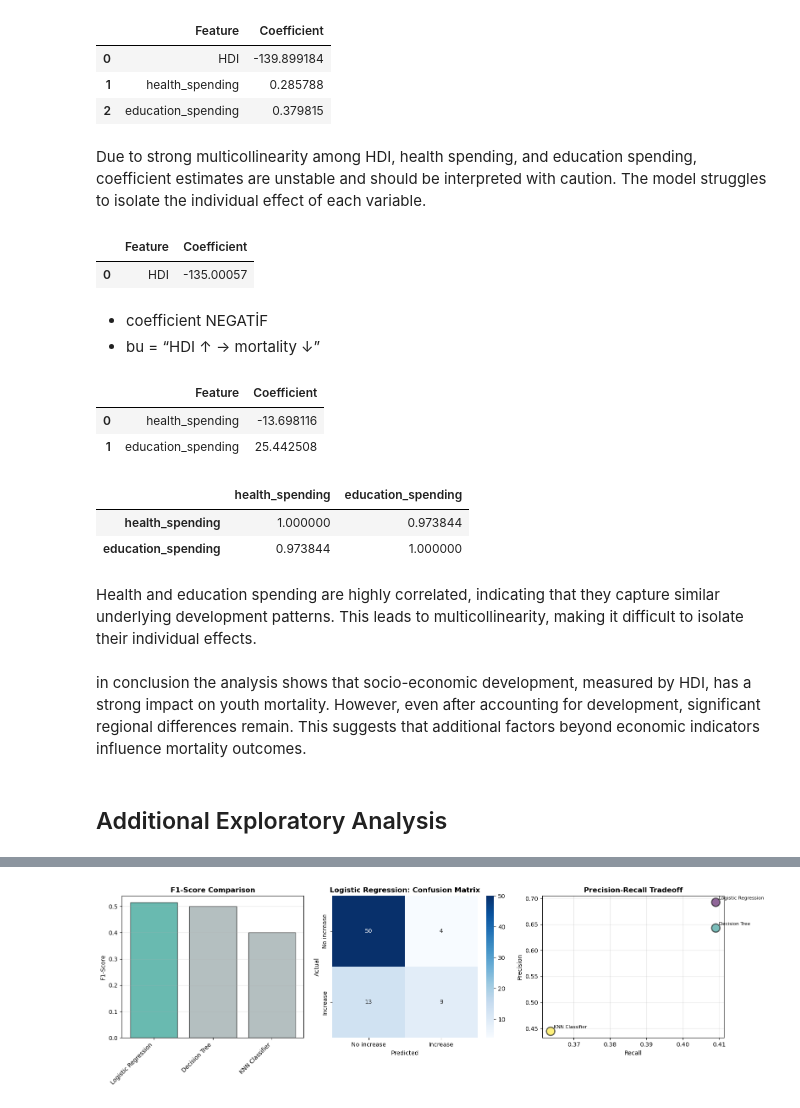
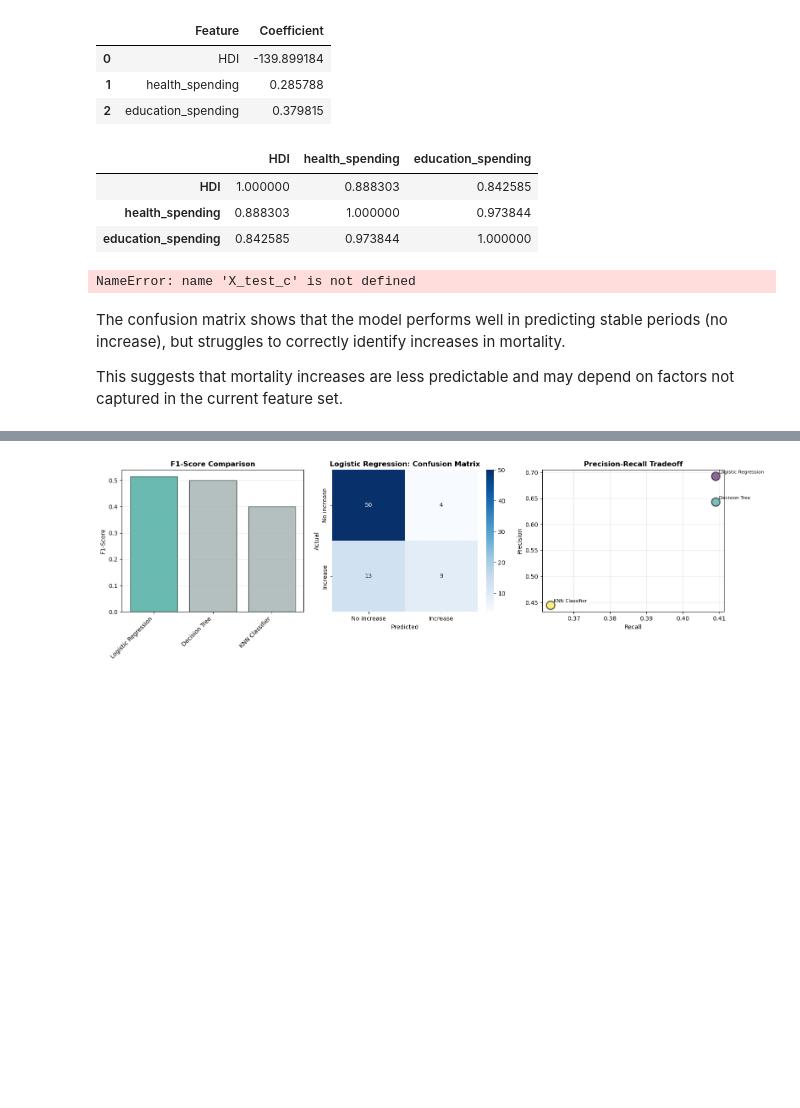
Before and after one commit to ecelule/dsa210project, a Jupyter notebook: youth_mortality_analysis_ML.ipynb, the cells around one changed output, grey strips where cells are left out. Saved outputs shown, nothing was run; the diff lists cells and outputs as text; code cells hidden in the pictures; blank space fills up the shorter version.

```diff
--- a/youth_mortality_analysis_ML.ipynb
+++ b/youth_mortality_analysis_ML.ipynb
@@ -482,55 +481,30 @@ coef_df
 | 0 | HDI | -139.899184 |
 | 1 | health_spending | 0.285788 |
 | 2 | education_spending | 0.379815 |
-# %% [markdown]
-Due to strong multicollinearity among HDI, health spending, and education spending, coefficient estimates are unstable and should be interpreted with caution. The model struggles to isolate the individual effect of each variable.
-# %%
-from sklearn.linear_model import LinearRegression
-
-X = df[["HDI"]]
-y = df["mort_median_5_24"]
-
-model = LinearRegression()
-model.fit(X, y)
-
-coef_df = pd.DataFrame({
-    "Feature": X.columns,
-    "Coefficient": model.coef_
-})
-
-coef_df
-# %% [output]
-|  | Feature | Coefficient |
-| 0 | HDI | -135.00057 |
-# %% [markdown]
-* coefficient NEGATİF
-* bu = “HDI ↑ → mortality ↓”
-# %%
-X = df[["health_spending", "education_spending"]]
-y = df["mort_median_5_24"]
-
-model = LinearRegression()
-model.fit(X, y)
-
-coef_df = pd.DataFrame({
-    "Feature": X.columns,
-    "Coefficient": model.coef_
-})
-
-coef_df
-# %% [output]
-|  | Feature | Coefficient |
-| 0 | health_spending | -13.698116 |
-| 1 | education_spending | 25.442508 |
 # %%
-df[["health_spending", "education_spending"]].corr()
+df[["HDI", "health_spending", "education_spending"]].corr()
 # %% [output]
-|  | health_spending | education_spending |
-| health_spending | 1.000000 | 0.973844 |
-| education_spending | 0.973844 | 1.000000 |
+|  | HDI | health_spending | education_spending |
+| HDI | 1.000000 | 0.888303 | 0.842585 |
+| health_spending | 0.888303 | 1.000000 | 0.973844 |
+| education_spending | 0.842585 | 0.973844 | 1.000000 |
-# %% [markdown]
-Health and education spending are highly correlated, indicating that they capture similar underlying development patterns. This leads to multicollinearity, making it difficult to isolate their individual effects.
-# %% [markdown]
-in conclusion the analysis shows that socio-economic development, measured by HDI, has a strong impact on youth mortality. However, even after accounting for development, significant regional differences remain. This suggests that additional factors beyond economic indicators influence mortality outcomes.
-# %% [markdown]
-## Additional Exploratory Analysis
+# %%
+# Confusion matrix for the best classifier
+
+best_pred = best_pipe.predict(X_test_c)
+
+ConfusionMatrixDisplay.from_predictions(
+    y_test_c,
+    best_pred,
+    display_labels=["No increase", "Increase"],
+    values_format="d"
+)
+
+plt.title(f"Confusion Matrix - {best_model_name}")
+plt.show()
+# %% [output]
+NameError: name 'X_test_c' is not defined
+# %% [markdown]
+The confusion matrix shows that the model performs well in predicting stable periods (no increase), but struggles to correctly identify increases in mortality.
+
+This suggests that mortality increases are less predictable and may depend on factors not captured in the current feature set.
```
Also changed, not shown: parts of 49 cells of this notebook, 3 other files.
